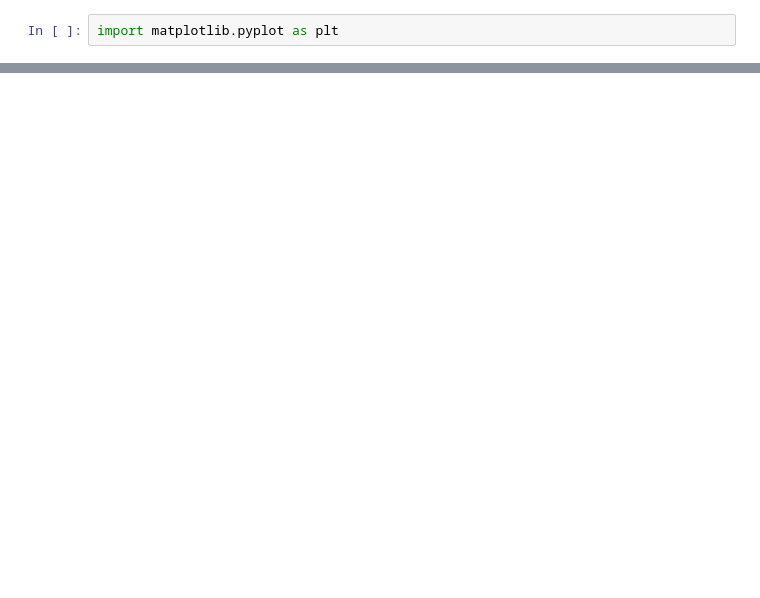
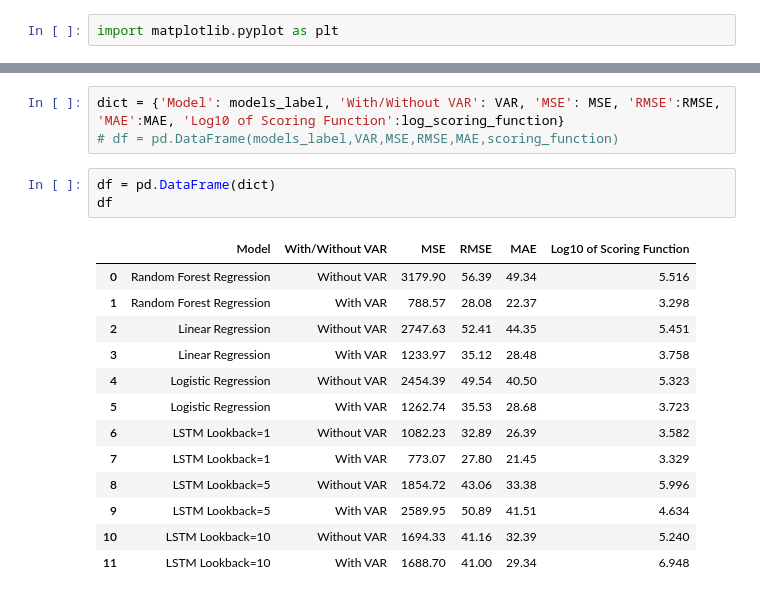
Before and after one commit to ritu-thombre99/RUL-Prediction, a Jupyter notebook: Final Graphs.ipynb, the cells around one changed output, grey strips where cells are left out. Cells and saved outputs as stored; diff of their text form; blank space fills up the shorter version.

```diff
--- a/Final Graphs.ipynb
+++ b/Final Graphs.ipynb
@@ -239,0 +41,20 @@ for i, txt in enumerate(models):
+# %%
+dict = {'Model': models_label, 'With/Without VAR': VAR, 'MSE': MSE, 'RMSE':RMSE, 'MAE':MAE, 'Log10 of Scoring Function':log_scoring_function}
+# df = pd.DataFrame(models_label,VAR,MSE,RMSE,MAE,scoring_function)
+# %%
+df = pd.DataFrame(dict)
+df
+# %% [output]
+|  | Model | With/Without VAR | MSE | RMSE | MAE | Log10 of Scoring Function |
+| 0 | Random Forest Regression | Without VAR | 3179.90 | 56.39 | 49.34 | 5.516 |
+| 1 | Random Forest Regression | With VAR | 788.57 | 28.08 | 22.37 | 3.298 |
+| 2 | Linear Regression | Without VAR | 2747.63 | 52.41 | 44.35 | 5.451 |
+| 3 | Linear Regression | With VAR | 1233.97 | 35.12 | 28.48 | 3.758 |
+| 4 | Logistic Regression | Without VAR | 2454.39 | 49.54 | 40.50 | 5.323 |
+| 5 | Logistic Regression | With VAR | 1262.74 | 35.53 | 28.68 | 3.723 |
+| 6 | LSTM Lookback=1 | Without VAR | 1082.23 | 32.89 | 26.39 | 3.582 |
+| 7 | LSTM Lookback=1 | With VAR | 773.07 | 27.80 | 21.45 | 3.329 |
+| 8 | LSTM Lookback=5 | Without VAR | 1854.72 | 43.06 | 33.38 | 5.996 |
+| 9 | LSTM Lookback=5 | With VAR | 2589.95 | 50.89 | 41.51 | 4.634 |
+| 10 | LSTM Lookback=10 | Without VAR | 1694.33 | 41.16 | 32.39 | 5.240 |
+| 11 | LSTM Lookback=10 | With VAR | 1688.70 | 41.00 | 29.34 | 6.948 |
```
Also changed, not shown: parts of 13 cells of this notebook.
